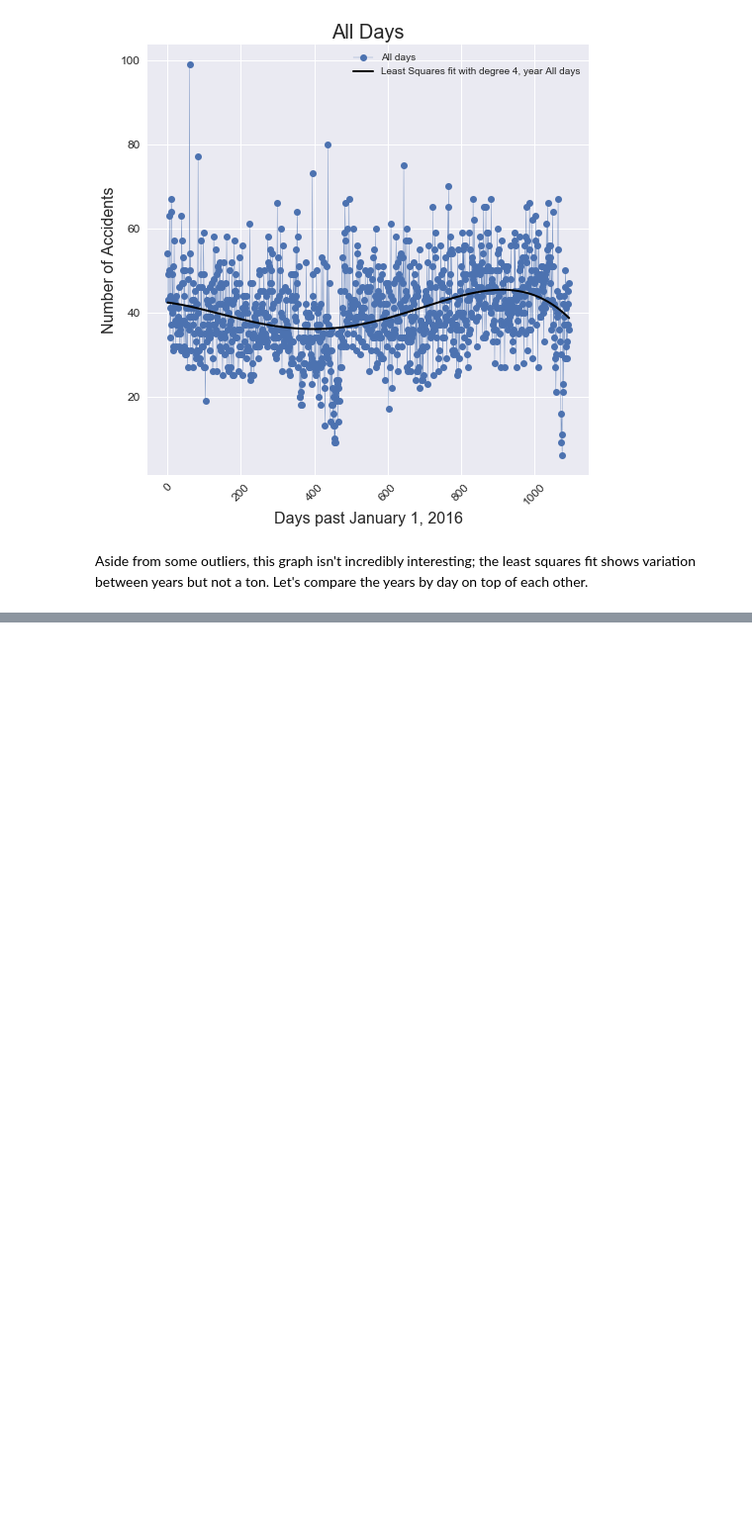
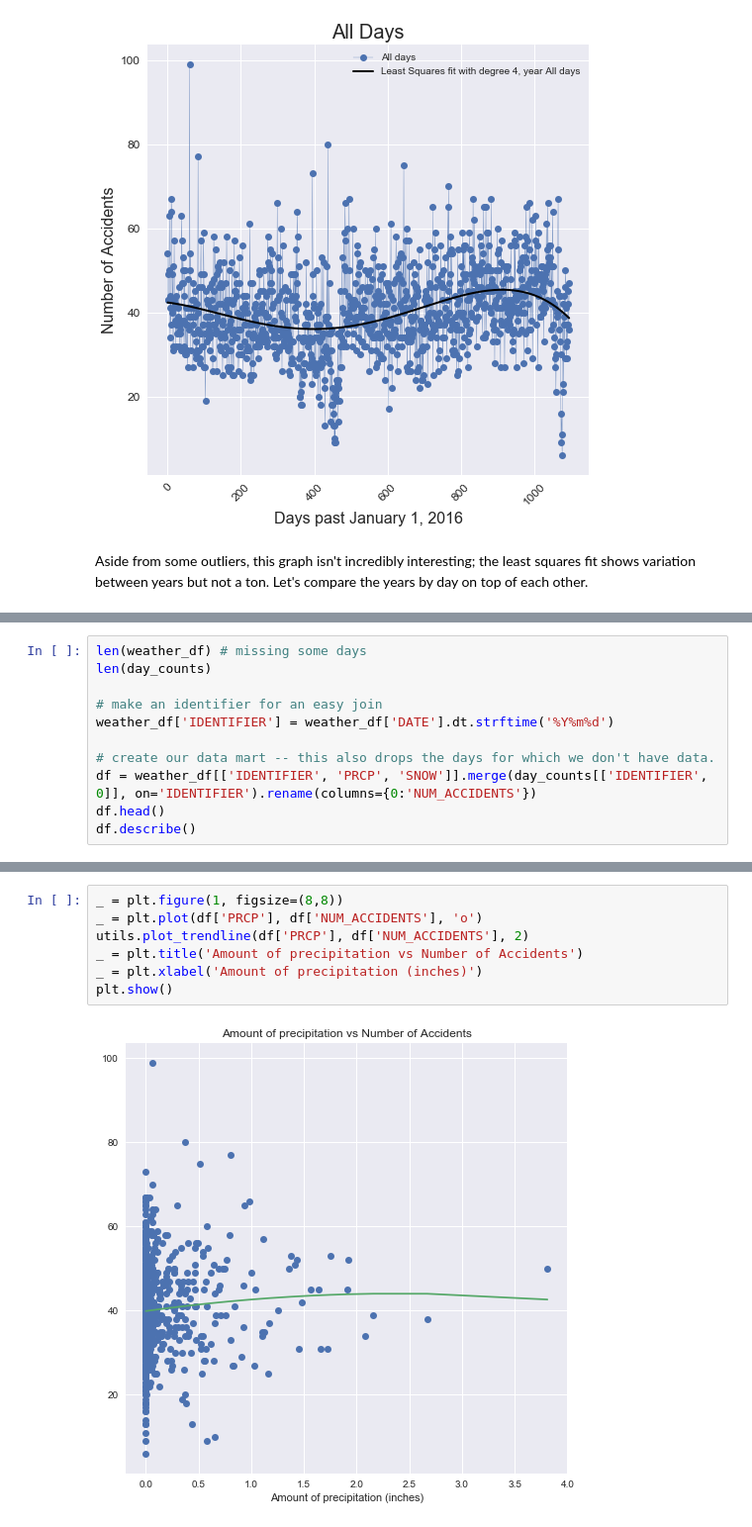
Before and after one commit to tstuessi/weather-impact-analysis, a Jupyter notebook: Local Weather Impact.ipynb, the cells around one changed output, grey strips where cells are left out. Shown at 99% size. Saved outputs shown, nothing was run; the diff lists cells and outputs as text; blank space fills up the shorter version.

```diff
--- a/Local Weather Impact.ipynb
+++ b/Local Weather Impact.ipynb
@@ -260,0 +341,11 @@ plt.show()
+# %%
+len(weather_df) # missing some days
+len(day_counts)
+
+# make an identifier for an easy join
+weather_df['IDENTIFIER'] = weather_df['DATE'].dt.strftime('%Y%m%d')
+
+# create our data mart -- this also drops the days for which we don't have data.
+df = weather_df[['IDENTIFIER', 'PRCP', 'SNOW']].merge(day_counts[['IDENTIFIER', 0]], on='IDENTIFIER').rename(columns={0:'NUM_ACCIDENTS'})
+df.head()
+df.describe()
@@ -260,0 +370,9 @@ plt.show()
+# %%
+_ = plt.figure(1, figsize=(8,8))
+_ = plt.plot(df['PRCP'], df['NUM_ACCIDENTS'], 'o')
+utils.plot_trendline(df['PRCP'], df['NUM_ACCIDENTS'], 2)
+_ = plt.title('Amount of precipitation vs Number of Accidents')
+_ = plt.xlabel('Amount of precipitation (inches)')
+plt.show()
+# %% [output]
+[figure, added]
```
Also changed, not shown: parts of 14 cells of this notebook, 1 other file.
